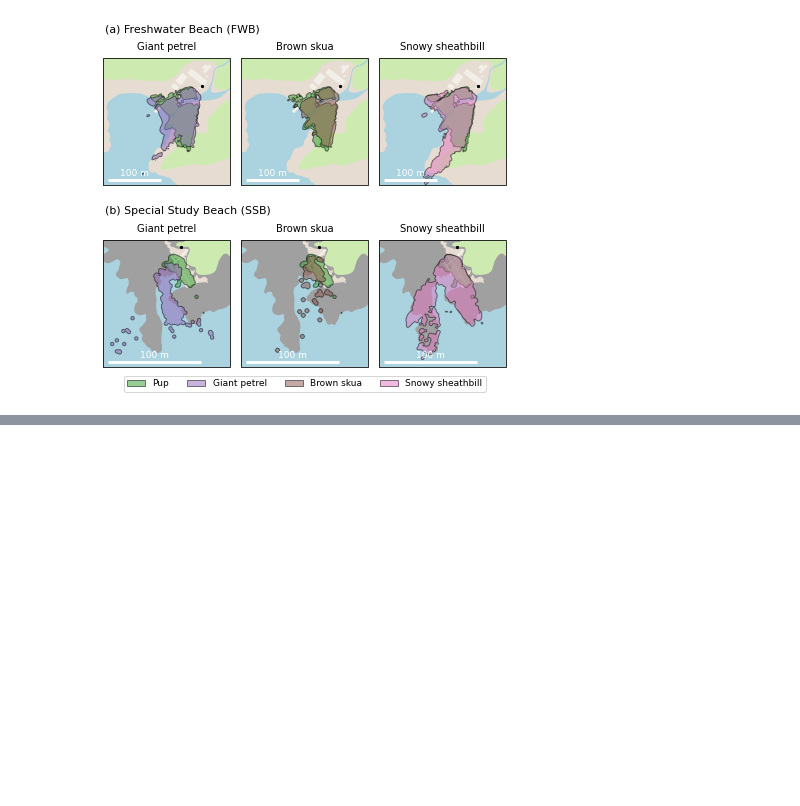
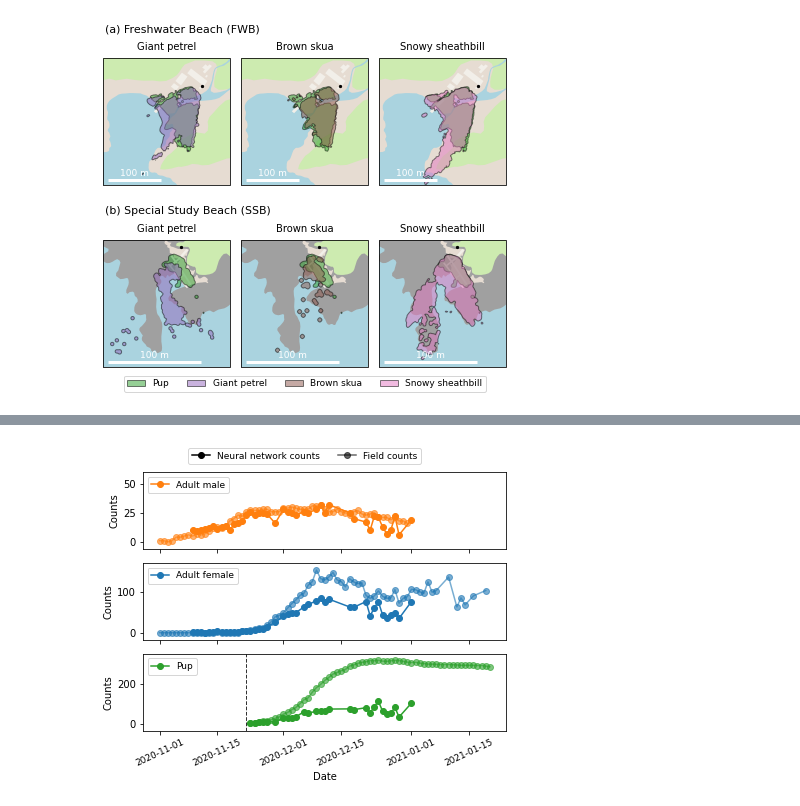
Before and after one commit to fabrylab/AntarcticFurSealDensity, a Jupyter notebook: analysis.ipynb, the cells around one changed output, grey strips where cells are left out. Saved outputs shown, nothing was run; the diff lists cells and outputs as text; code cells hidden in the pictures; blank space fills up the shorter version.

```diff
--- a/analysis.ipynb
+++ b/analysis.ipynb
@@ -1338,0 +1585,2 @@ Special Study Beach (SSB) A covered by B sheathbill 99.28206960677524
+# %%
+ssb_census = pd.read_excel("assets/census_ssb.xlsx",sheet_name="Summary 20_21",skiprows=7)
@@ -1338,0 +1623,86 @@ Special Study Beach (SSB) A covered by B sheathbill 99.28206960677524
+# %%
+from shapely.geometry import Polygon as ShapelyPolygon
+from shapely.vectorized import contains
+
+# --- Build rectangle polygon in space coords ---
+rect_x0     = -3
+rect_y0     = -6
+rect_width  = 40
+rect_height = -23
+rect_angle  = -53
+
+angle_rad = np.deg2rad(rect_angle)
+cos_a, sin_a = np.cos(angle_rad), np.sin(angle_rad)
+
+corners_local = np.array([
+    [0,          0],
+    [rect_width, 0],
+    [rect_width, rect_height],
+    [0,          rect_height],
+])
+corners_space = np.column_stack([
+    rect_x0 + corners_local[:, 0] * cos_a - corners_local[:, 1] * sin_a,
+    rect_y0 + corners_local[:, 0] * sin_a + corners_local[:, 1] * cos_a,
+])
+rect_poly_space = ShapelyPolygon(corners_space)
+
+# --- Filter ---
+valid_mask   = contains(rect_poly_space, ssb['x_m'].values, ssb['y_m'].values)
+ssb_filtered = ssb[valid_mask].copy()
+
+# --- Recompute abundance ---
+ssb_abundance_filtered = daily_max_abundance(df=ssb_filtered)
+ssb_abundance_filtered.index = pd.to_datetime(ssb_abundance_filtered.index)
+
+# --- Plot (rest unchanged) ---
+fig, ax = plt.subplots(nrows=3, figsize=(5.9, 5), sharex=True)
+
+animal = "male"
+ax[0].plot(ssb_abundance_filtered.index, ssb_abundance_filtered[animal],
+           marker="o", color=colors[animal], label=labels[animal].capitalize())
+male_census = ssb_census[["Date", "Territiorial male"]].dropna()
+ax[0].plot(male_census["Date"], male_census["Territiorial male"],
+           color=colors[animal], marker="o", alpha=0.6)
+ax[0].legend(loc="upper left", fontsize=9)
+
+animal = "female"
+ax[1].plot(ssb_abundance_filtered.index, ssb_abundance_filtered[animal],
+           marker="o", color=colors[animal], label=labels[animal].capitalize())
+female_census = ssb_census[["Date", "Total # Females on beach in afternoon"]].dropna()
+ax[1].plot(female_census["Date"], female_census["Total # Females on beach in afternoon"],
+           color=colors[animal], marker="o", alpha=0.6)
+ax[1].legend(loc="upper left", fontsize=9)
+
+animal = "pup"
+x_data_f = ssb_abundance_filtered.index
+ax[2].plot(x_data_f[x_data_f > first_born_pup_ssb],
+           ssb_abundance_filtered[animal][x_data_f > first_born_pup_ssb],
+           marker="o", color=colors[animal], label=labels[animal].capitalize())
+ssb_census["Total # Pups on beach"] = (ssb_census["Cumulative # pups"] - ssb_census["Cumulative Dead pups"])
+pup_census = ssb_census[["Date", "Total # Pups on beach"]].dropna()
+ax[2].plot(pup_census[pup_census.Date > first_born_pup_ssb]["Date"],
+           pup_census[pup_census.Date > first_born_pup_ssb]["Total # Pups on beach"],
+           color=colors[animal], marker="o", alpha=0.6)
+ax[2].legend(loc="upper left", fontsize=9)
+
+ax[0].set_ylim(-0.1 * 60,  60)
+ax[1].set_ylim(-0.1 * 170, 170)
+ax[2].set_ylim(-0.1 * 350, 350)
+ax[2].axvline(first_born_pup_ssb, color='k', linestyle='--', linewidth=1, alpha=0.8, zorder=0)
+ax[-1].tick_params(axis='x', rotation=25, labelsize=fontsize)
+
+for a in ax:
+    a.set_ylabel("Counts")
+ax[-1].set_xlabel("Date")
+
+nn_handle    = Line2D([0], [0], color='black', marker='o', linestyle='-', alpha=1.0, label='Neural network counts')
+field_handle = Line2D([0], [0], color='black', marker='o', linestyle='-', alpha=0.6, label='Field counts')
+fig.legend(handles=[nn_handle, field_handle],
+           loc='lower center', bbox_to_anchor=(0.5, 0.9),
+           ncols=2, fontsize=9, frameon=True)
+
+plt.tight_layout(rect=[0, 0, 1, 0.92])
+plt.savefig("figures/SIfigure4_rect_filtered.png", dpi=300, bbox_inches='tight', facecolor="white")
+plt.show()
+# %% [output]
+[figure, added]
```
Also changed, not shown: parts of 23 cells of this notebook.
